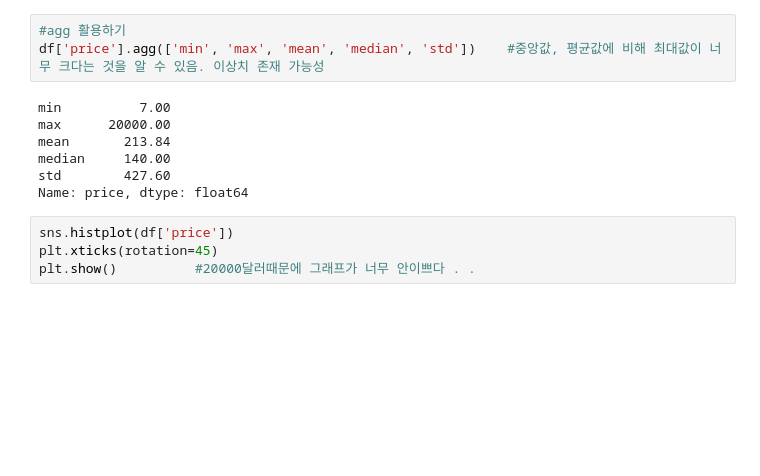
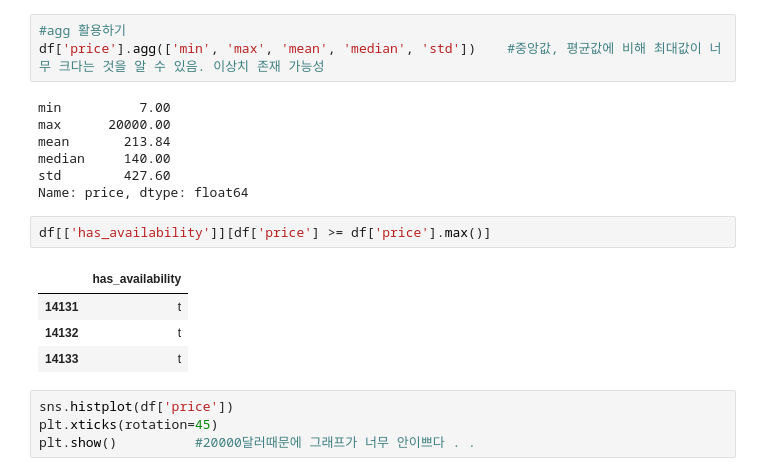
Before and after one commit to motimit/second_project, a Jupyter notebook: Chanhui_EDA/chanhui_eda_1.ipynb, the cells around one changed output. Drawn from its saved outputs; the diff is of its cells as text; blank space fills up the shorter version.

```diff
--- a/Chanhui_EDA/chanhui_eda_1.ipynb
+++ b/Chanhui_EDA/chanhui_eda_1.ipynb
@@ -247,6 +289,13 @@ mean       213.84
 median     140.00
 std        427.60
 Name: price, dtype: float64
+# %%
+df[['has_availability']][df['price'] >= df['price'].max()]
+# %% [output]
+|  | has_availability |
+| 14131 | t |
+| 14132 | t |
+| 14133 | t |
 # %%
 sns.histplot(df['price'])
 plt.xticks(rotation=45)
```
Also changed, not shown: parts of 8 cells of this notebook, 2 other files.
